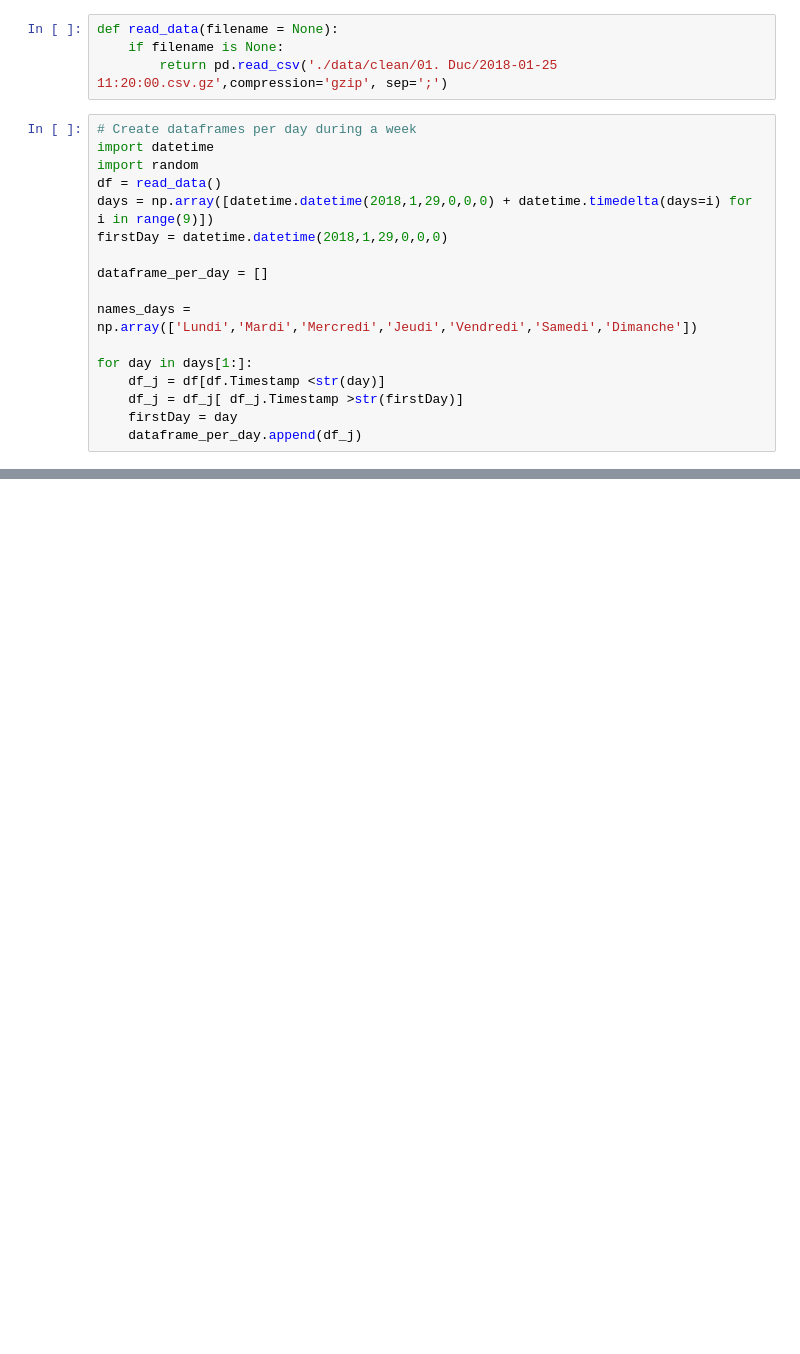
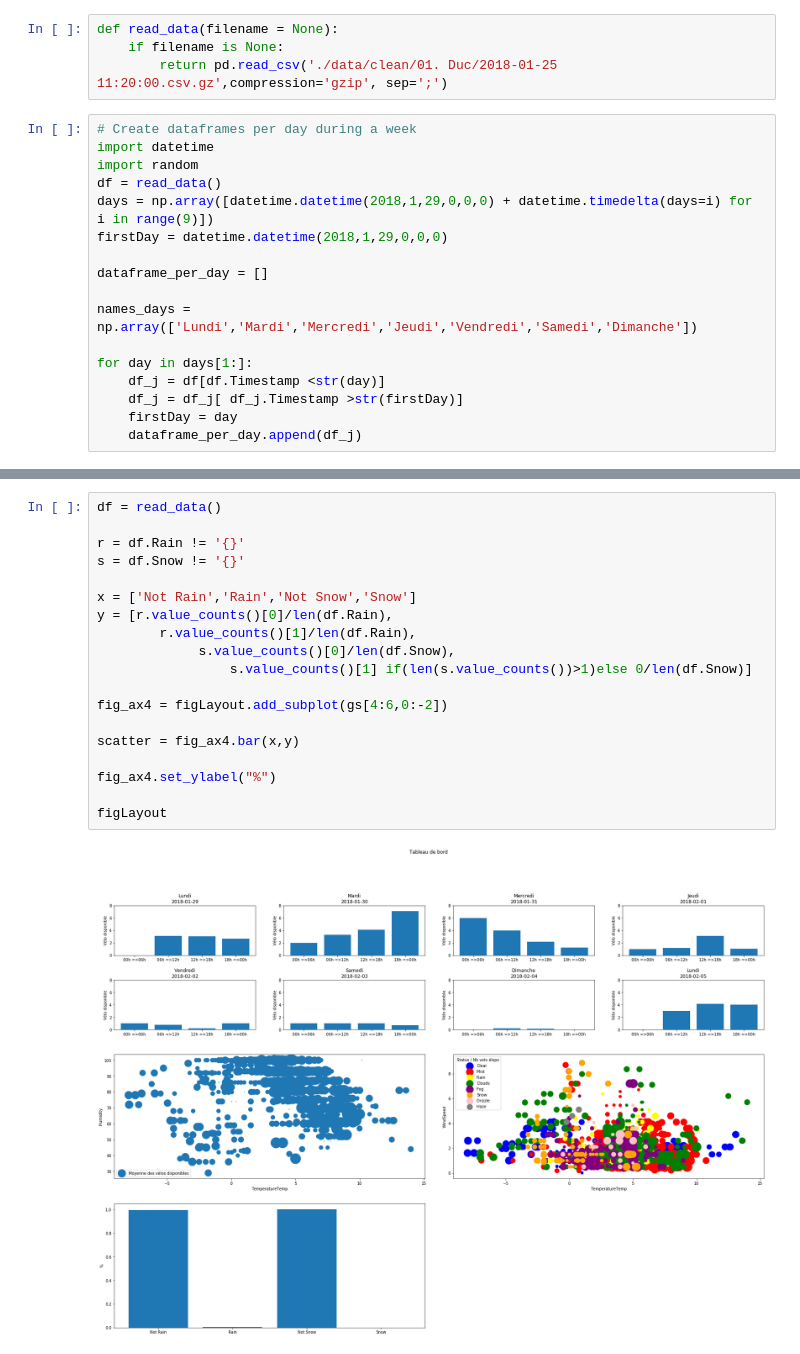
Before and after one commit to MohamedAminMallek/TP_Matplotlib, a Jupyter notebook: Pyplot.ipynb, the cells around one changed output, grey strips where cells are left out. Cells and saved outputs as stored; diff of their text form; blank space fills up the shorter version.

```diff
--- a/Pyplot.ipynb
+++ b/Pyplot.ipynb
@@ -189,0 +140,21 @@ draw_Bubble_chart(x,y,s)
+# %%
+df = read_data()
+
+r = df.Rain != '{}'
+s = df.Snow != '{}'
+
+x = ['Not Rain','Rain','Not Snow','Snow']
+y = [r.value_counts()[0]/len(df.Rain),
+        r.value_counts()[1]/len(df.Rain),
+             s.value_counts()[0]/len(df.Snow),
+                 s.value_counts()[1] if(len(s.value_counts())>1)else 0/len(df.Snow)]
+
+fig_ax4 = figLayout.add_subplot(gs[4:6,0:-2])
+
+scatter = fig_ax4.bar(x,y)
+
+fig_ax4.set_ylabel("%")
+
+figLayout
+# %% [output]
+[figure, added]
```
Also changed, not shown: parts of 17 cells of this notebook, 2 other files.
